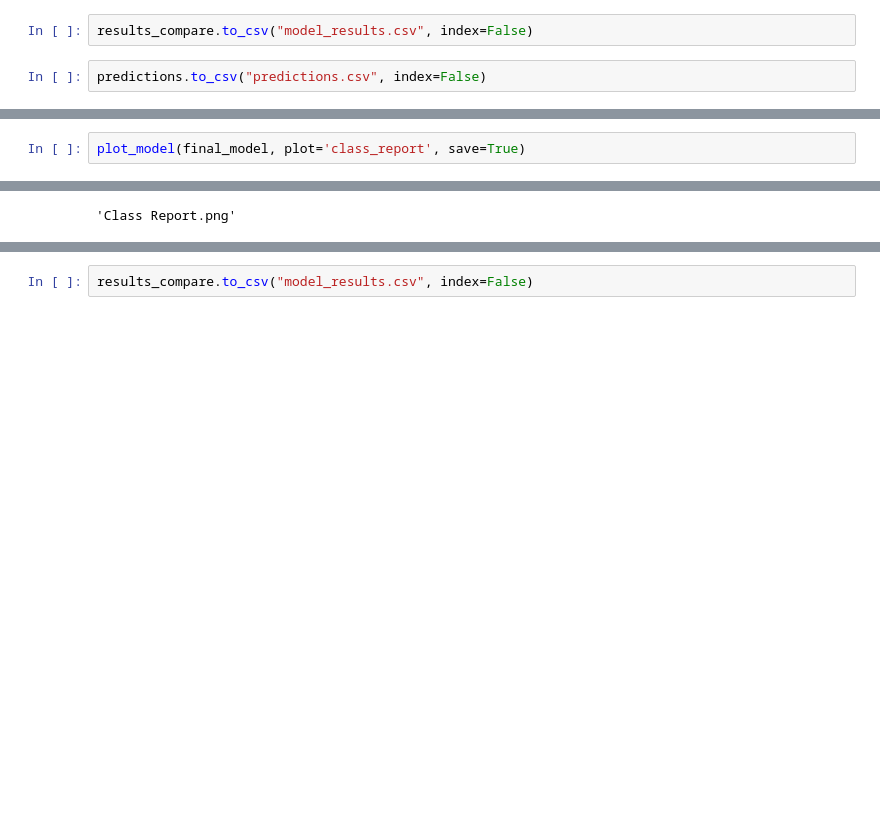
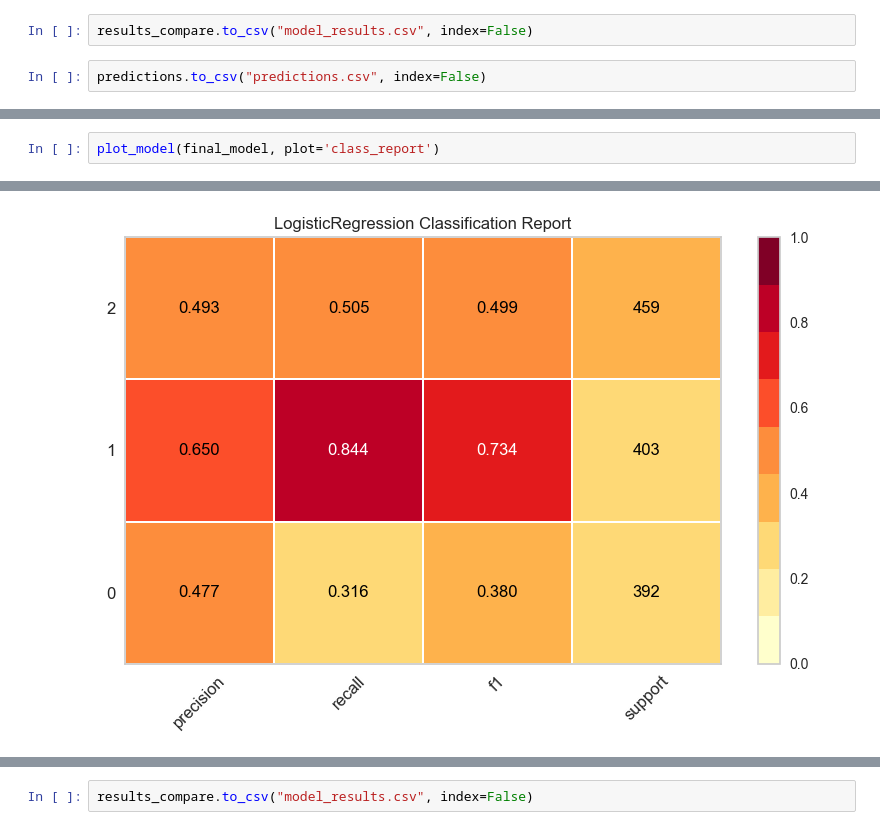
Before and after one commit to parmida-chbsz/ML_Final_Project_Abalone, a Jupyter notebook: abalone_sex_classification.ipynb, the cells around one changed output, grey strips where cells are left out. Cells and saved outputs as stored; diff of their text form; blank space fills up the shorter version.

```diff
--- a/abalone_sex_classification.ipynb
+++ b/abalone_sex_classification.ipynb
@@ -166,6 +254,6 @@ plot_model(final_model, plot='confusion_matrix', save=True)
 # %%
-plot_model(final_model, plot='class_report', save=True)
+plot_model(final_model, plot='class_report')
 # %% [output]
 [interactive output not drawn]
-'Class Report.png'
+[figure, added]
 # %%
```
Also changed, not shown: parts of 25 cells of this notebook.
